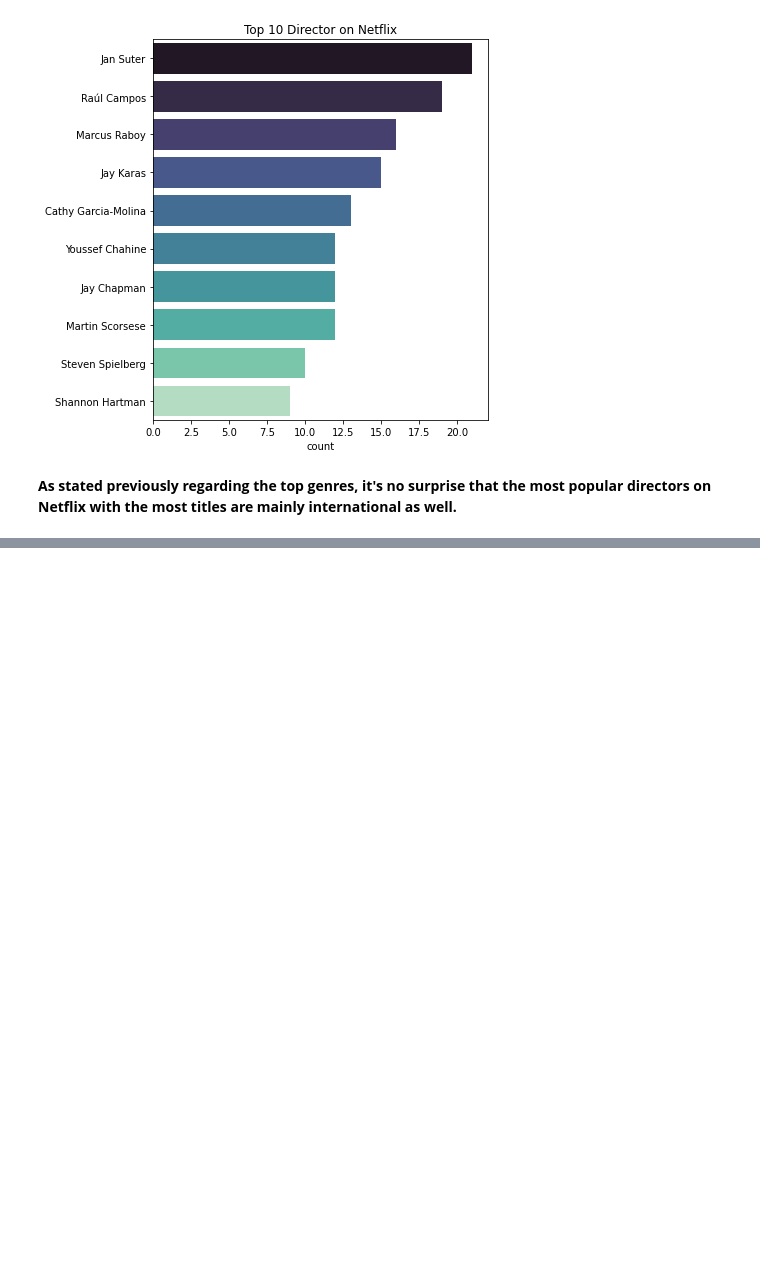
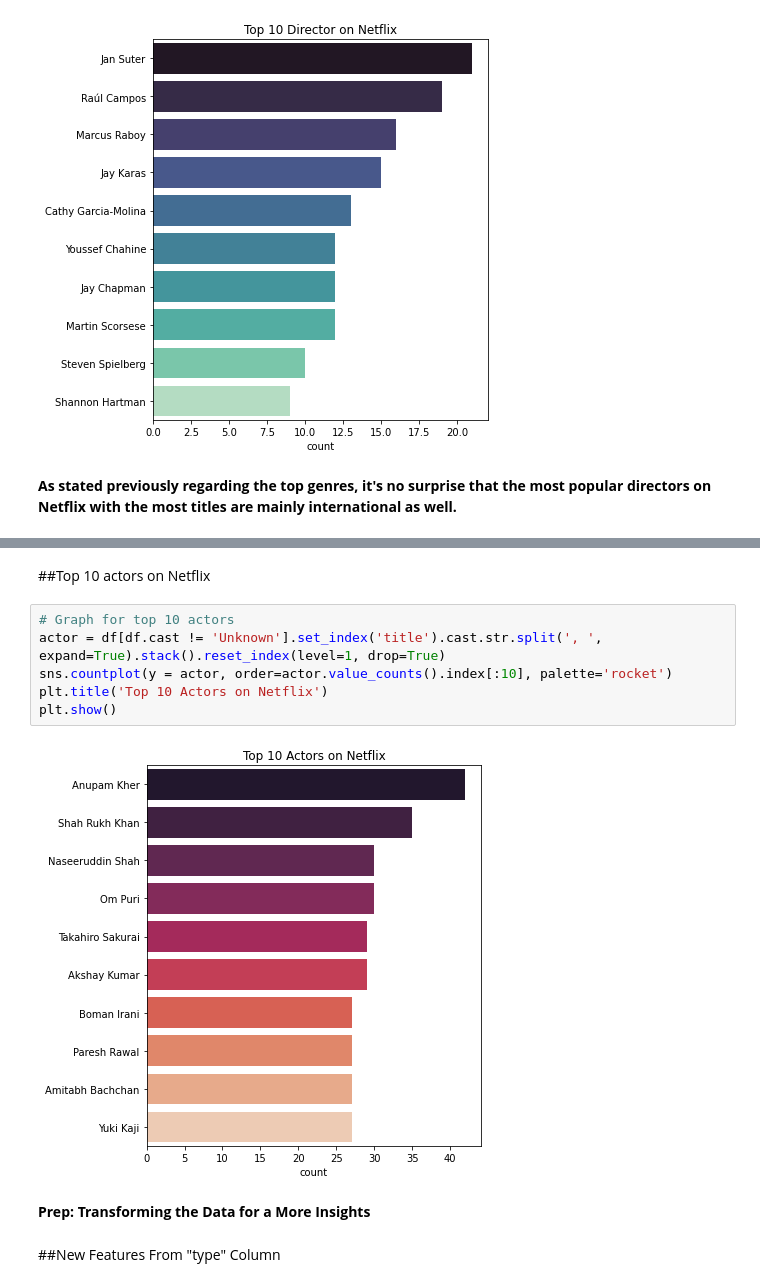
Before and after one commit to varnit836/NETFLIX-MOVIES-AND-TV-SHOWS-CLUSTERING, a Jupyter notebook: NETFLIX_MOVIES_AND_TV_SHOWS_CLUSTERING.ipynb, the cells around one changed output, grey strips where cells are left out. Drawn from its saved outputs; the diff is of its cells as text; blank space fills up the shorter version.

```diff
--- a/NETFLIX_MOVIES_AND_TV_SHOWS_CLUSTERING.ipynb
+++ b/NETFLIX_MOVIES_AND_TV_SHOWS_CLUSTERING.ipynb
@@ -385,0 +386,14 @@ plt.show()
+# %% [markdown]
+##Top 10 actors on Netflix
+# %%
+# Graph for top 10 actors
+actor = df[df.cast != 'Unknown'].set_index('title').cast.str.split(', ', expand=True).stack().reset_index(level=1, drop=True)
+sns.countplot(y = actor, order=actor.value_counts().index[:10], palette='rocket')
+plt.title('Top 10 Actors on Netflix')
+plt.show()
+# %% [output]
+[figure, added]
+# %% [markdown]
+**Prep: Transforming the Data for a More Insights**
+# %% [markdown]
+##New Features From "type" Column
```
Also changed, not shown: parts of 20 cells of this notebook.
